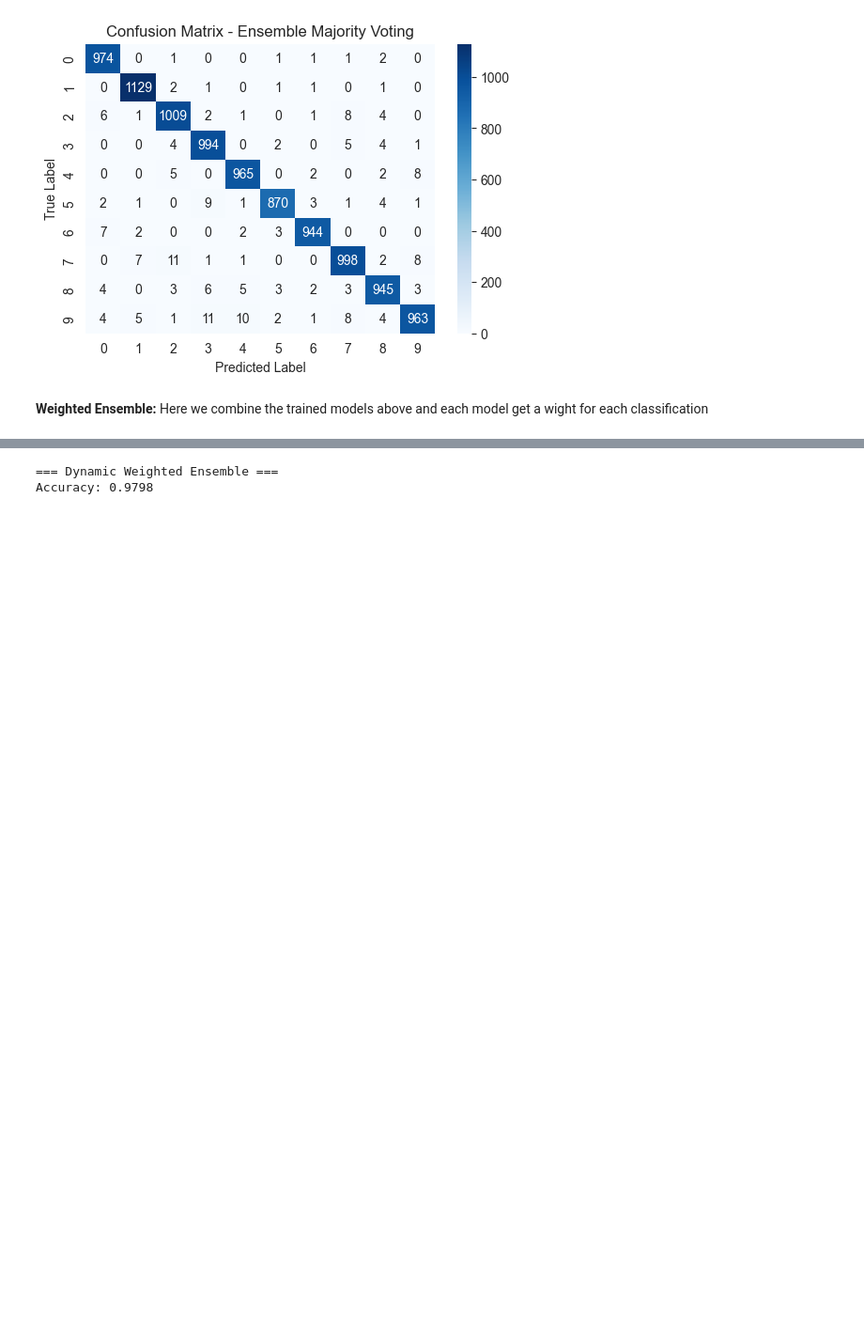
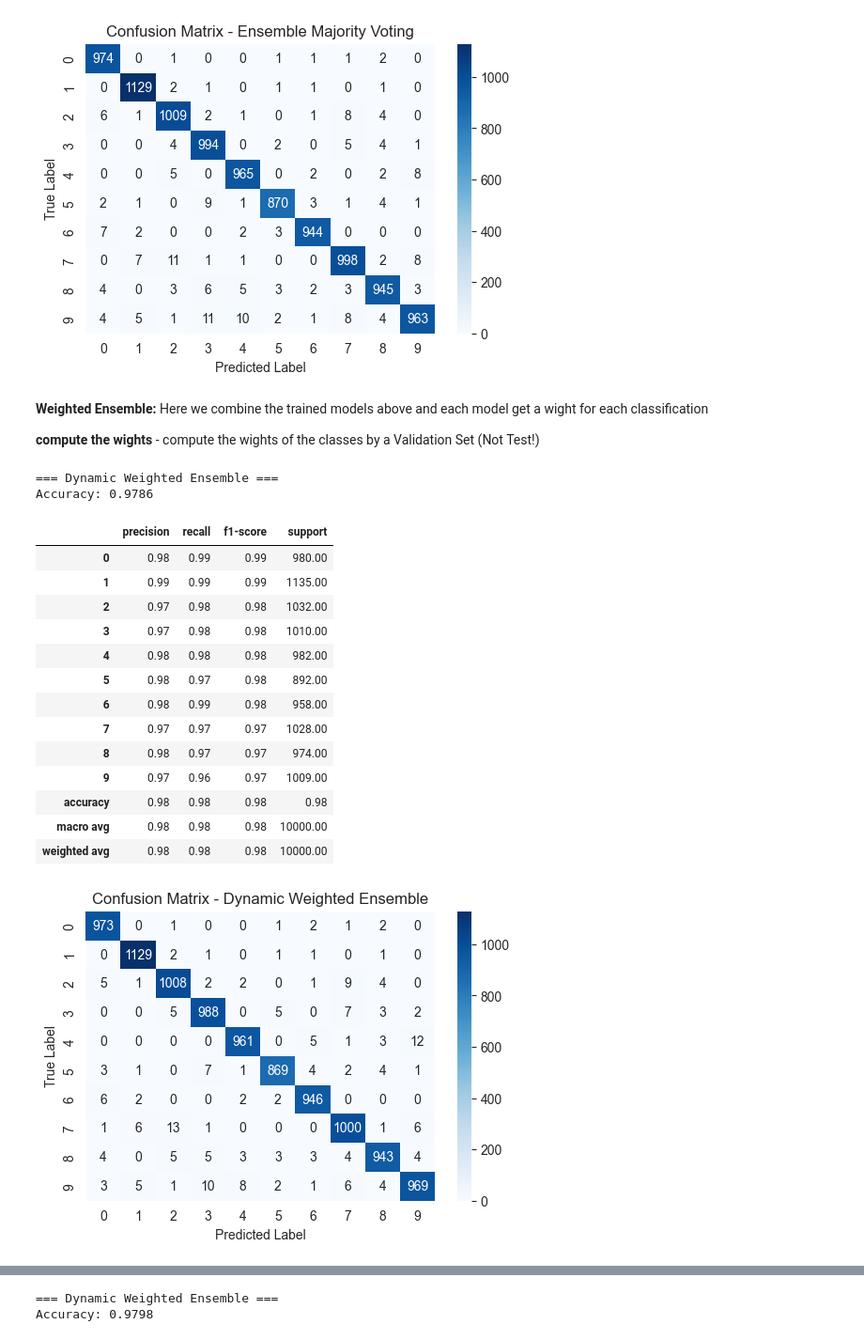
Before and after one commit to Noamnes/Machine_Learning_Project, a Jupyter notebook: data_exploration.ipynb, the cells around one changed output, grey strips where cells are left out. Shown at 94% size. Cells and saved outputs as stored; diff of their text form; code cells hidden in the pictures; blank space fills up the shorter version.

```diff
--- a/data_exploration.ipynb
+++ b/data_exploration.ipynb
@@ -216,6 +219,17 @@ def train_random_forest(X_train, y_train, X_test, y_test, n_estimators=100):
 # %% [markdown]
 **OPTIONAL ENSEMBLE**
 # %%
+
+def compute_class_weights(models, X_val, y_val):
+    weights = []
+    for model in models:
+
+        y_pred = model.predict(X_val)
+        f1_scores = f1_score(y_val, y_pred, average=None)  # Per-class F1 scores
+        weights.append({i: f1_scores[i] for i in range(len(f1_scores))})
+    return weights
+
+
 def train_ensemble(models, X_test, y_test):
     """
     Simple demonstration of a majority-voting ensemble.
@@ -438,3 +453,31 @@ Accuracy: 0.9791
 # %% [markdown]
 **Weighted Ensemble:**
 Here we combine the trained models above and each model get a wight for each classification
+
+
+**compute the wights** - compute the wights of the classes by a Validation Set (Not Test!)
+# %%
+models_list = [svm_model, knn_model, rf_model]
+X_train_final, X_val, y_train_final, y_val = train_test_split(X_train, y_train, test_size=0.2, random_state=42)
+
+class_weights = compute_class_weights(models_list, X_val, y_val)
+
+y_dynamic_weighted_ensemble = dynamic_weighted_ensemble(models_list, X_test, y_test, custom_weights=class_weights)
+# %% [output]
+=== Dynamic Weighted Ensemble ===
+Accuracy: 0.9786
+|  | precision | recall | f1-score | support |
+| 0 | 0.98 | 0.99 | 0.99 | 980.00 |
+| 1 | 0.99 | 0.99 | 0.99 | 1135.00 |
+| 2 | 0.97 | 0.98 | 0.98 | 1032.00 |
+| 3 | 0.97 | 0.98 | 0.98 | 1010.00 |
+| 4 | 0.98 | 0.98 | 0.98 | 982.00 |
+| 5 | 0.98 | 0.97 | 0.98 | 892.00 |
+| 6 | 0.98 | 0.99 | 0.98 | 958.00 |
+| 7 | 0.97 | 0.97 | 0.97 | 1028.00 |
+| 8 | 0.98 | 0.97 | 0.97 | 974.00 |
+| 9 | 0.97 | 0.96 | 0.97 | 1009.00 |
+| accuracy | 0.98 | 0.98 | 0.98 | 0.98 |
+| macro avg | 0.98 | 0.98 | 0.98 | 10000.00 |
+| weighted avg | 0.98 | 0.98 | 0.98 | 10000.00 |
+[figure, added]
```
Also changed, not shown: parts of 18 cells of this notebook.
